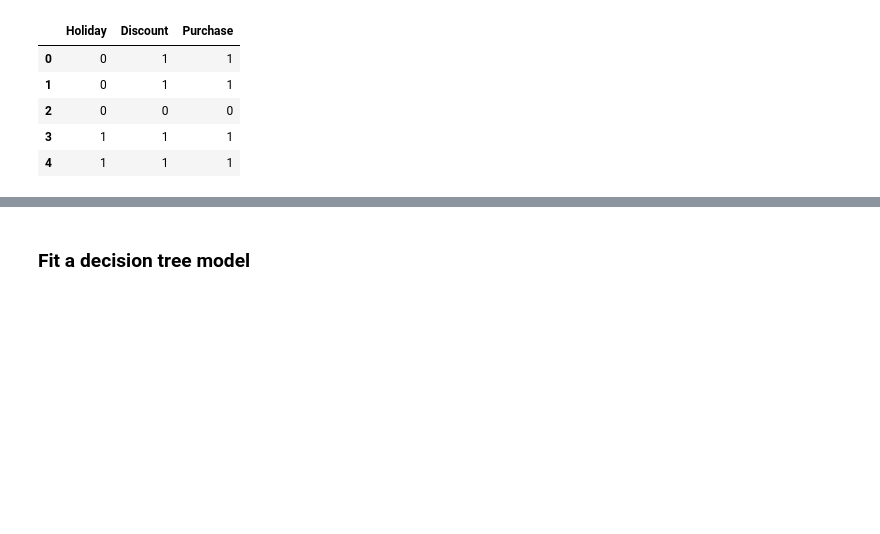
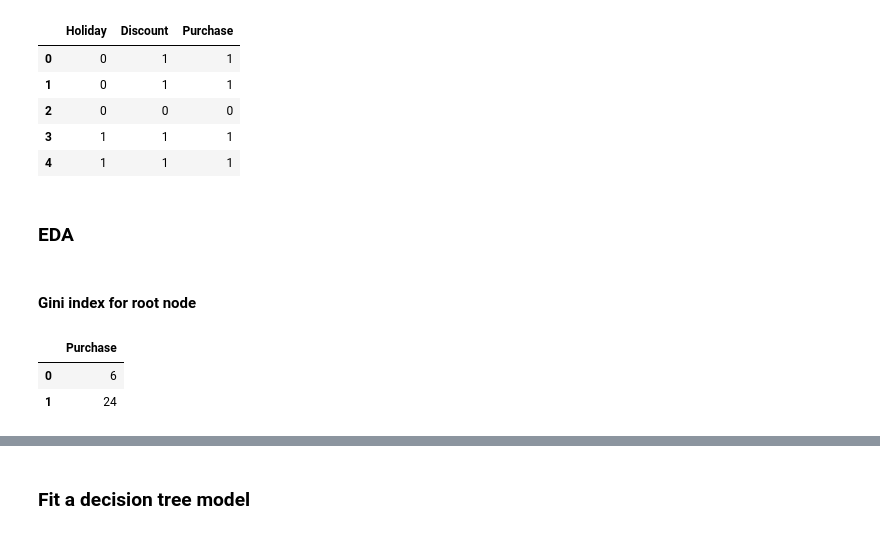
Before and after one commit to KayvanShah1/usc-dsci552-mlds-sp23, a Jupyter notebook: assignment-4/Assignment_4_Decision_Tree_solution.ipynb, the cells around one changed output, grey strips where cells are left out. Drawn from its saved outputs; the diff is of its cells as text; code cells hidden in the pictures; blank space fills up the shorter version.

```diff
--- a/assignment-4/Assignment_4_Decision_Tree_solution.ipynb
+++ b/assignment-4/Assignment_4_Decision_Tree_solution.ipynb
@@ -77,3 +77,15 @@ Size of dataframe: (30, 3)
 | 2 | 0 | 0 | 0 |
 | 3 | 1 | 1 | 1 |
 | 4 | 1 | 1 | 1 |
+# %% [markdown]
+### EDA
+# %% [markdown]
+#### Gini index for root node
+# %%
+pd.DataFrame(
+    df["Purchase"].value_counts(ascending=True)
+)
+# %% [output]
+|  | Purchase |
+| 0 | 6 |
+| 1 | 24 |
```
Also changed, not shown: parts of 14 cells of this notebook.
